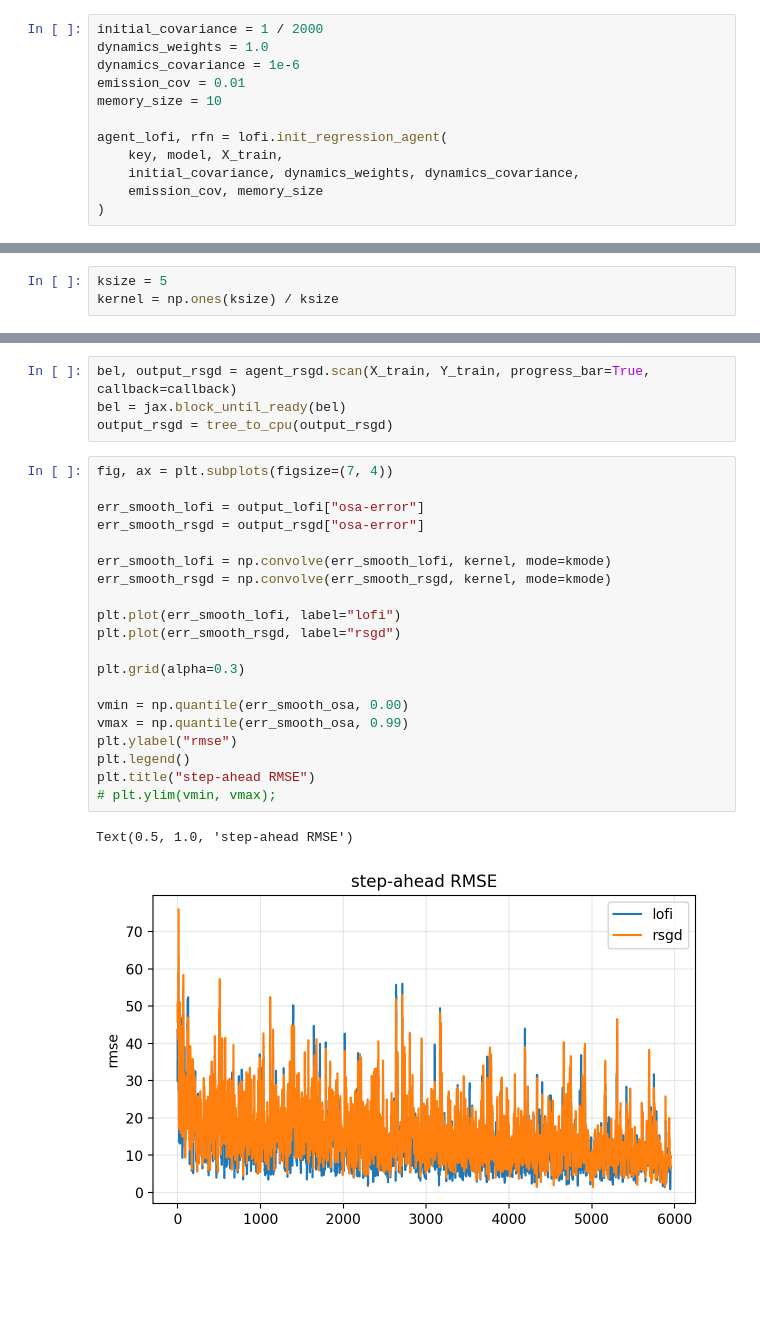
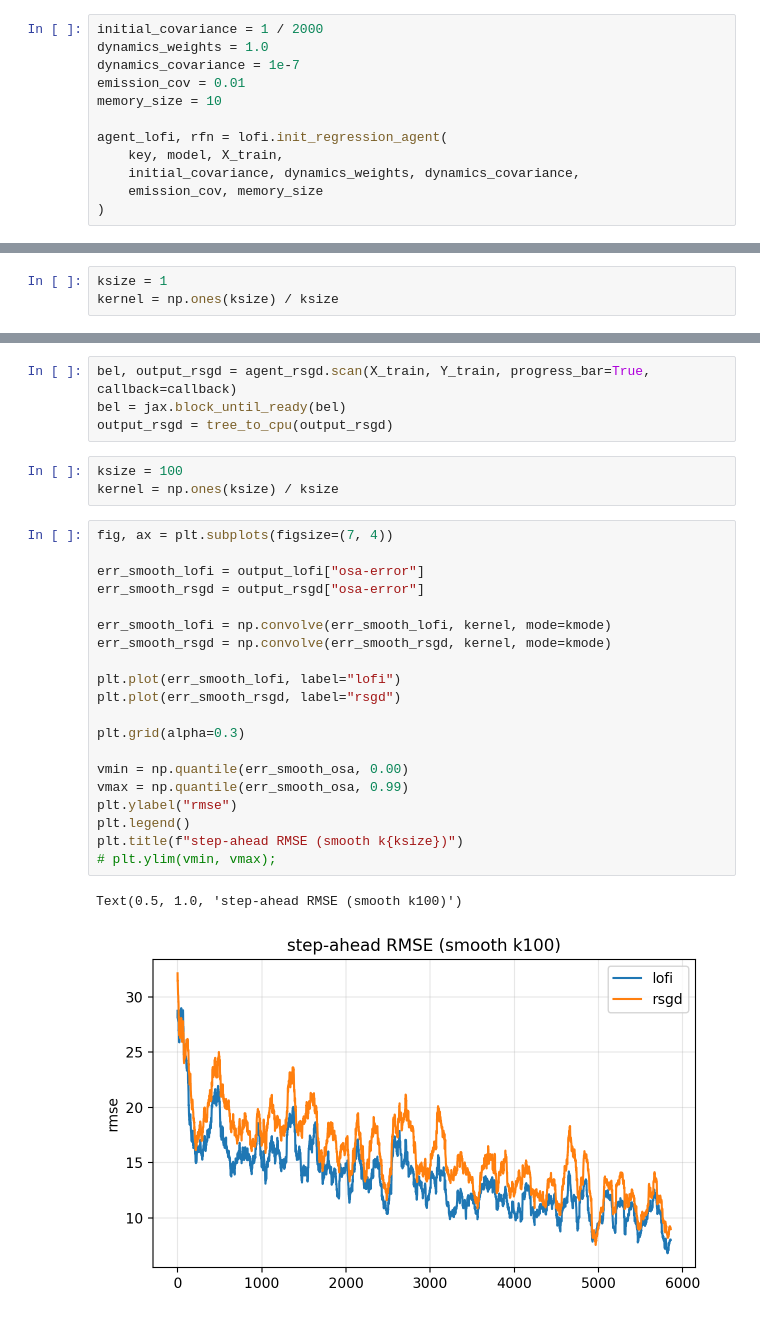
Before and after one commit to probml/rebayes, a Jupyter notebook: demos/collas/regression/rotating-mnist-unsorted.ipynb, the cells around one changed output, grey strips where cells are left out. Saved outputs shown, nothing was run; the diff lists cells and outputs as text; blank space fills up the shorter version.

```diff
--- a/demos/collas/regression/rotating-mnist-unsorted.ipynb
+++ b/demos/collas/regression/rotating-mnist-unsorted.ipynb
@@ -73,7 +73,7 @@ key = jax.random.PRNGKey(314)
 # %%
 initial_covariance = 1 / 2000
 dynamics_weights = 1.0
-dynamics_covariance = 1e-6
+dynamics_covariance = 1e-7
 emission_cov = 0.01
 memory_size = 10
 
@@ -112,3 +112,3 @@ Array([ 3.1725,  2.8097,  2.3537,  6.7435, 35.0118,  3.764 , 63.2903,
 # %%
-ksize = 5
+ksize = 1
 kernel = np.ones(ksize) / ksize
@@ -206,29 +184,32 @@ callback = partial(callbacks.cb_reg_mc,
 bel, output_rsgd = agent_rsgd.scan(X_train, Y_train, progress_bar=True, callback=callback)
 bel = jax.block_until_ready(bel)
 output_rsgd = tree_to_cpu(output_rsgd)
+# %%
+ksize = 100
+kernel = np.ones(ksize) / ksize
 # %%
 fig, ax = plt.subplots(figsize=(7, 4))
 
 err_smooth_lofi = output_lofi["osa-error"]
 err_smooth_rsgd = output_rsgd["osa-error"]
 
 err_smooth_lofi = np.convolve(err_smooth_lofi, kernel, mode=kmode)
 err_smooth_rsgd = np.convolve(err_smooth_rsgd, kernel, mode=kmode)
 
 plt.plot(err_smooth_lofi, label="lofi")
 plt.plot(err_smooth_rsgd, label="rsgd")
 
 plt.grid(alpha=0.3)
 
 vmin = np.quantile(err_smooth_osa, 0.00)
 vmax = np.quantile(err_smooth_osa, 0.99)
 plt.ylabel("rmse")
 plt.legend()
-plt.title("step-ahead RMSE")
+plt.title(f"step-ahead RMSE (smooth k{ksize})")
 # plt.ylim(vmin, vmax);
 # %% [output]
-Text(0.5, 1.0, 'step-ahead RMSE')
+Text(0.5, 1.0, 'step-ahead RMSE (smooth k100)')
-[figure, old version]
+[figure, new version]
 # %%
 fig, ax = plt.subplots(figsize=(7, 4))
 
```
Also changed, not shown: parts of 9 cells of this notebook.
